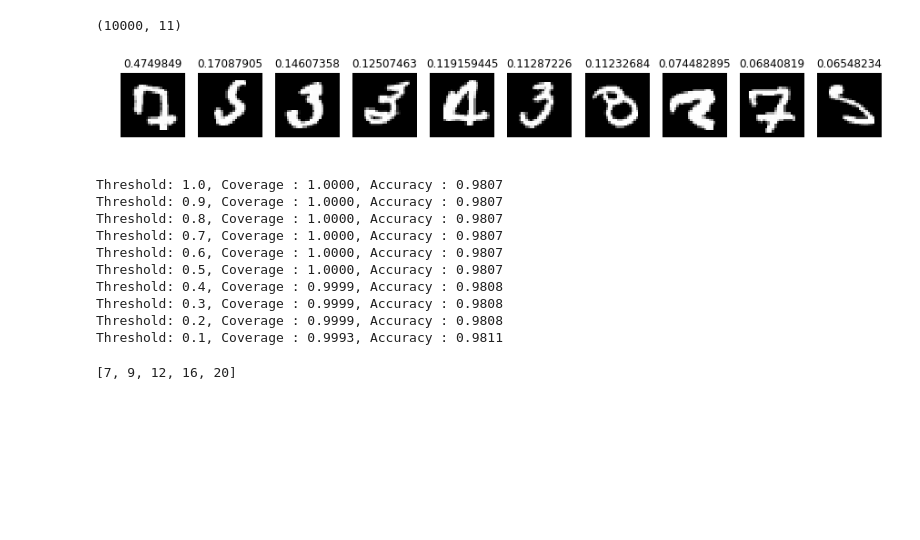
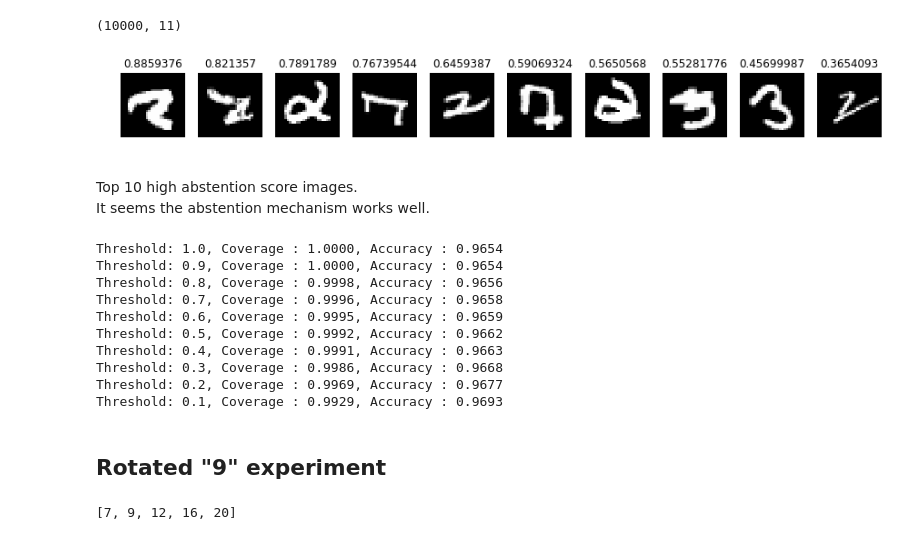
Before and after one commit to yoheikikuta/DeepGamblers-tensorflow, a Jupyter notebook: colab/Deepgamblers_tensorflow.ipynb, the cells around one changed output. Saved outputs shown, nothing was run; the diff lists cells and outputs as text; code cells hidden in the pictures; blank space fills up the shorter version.

Commit message:
[Update] Modify modeling and add comments

```diff
--- a/colab/Deepgamblers_tensorflow.ipynb
+++ b/colab/Deepgamblers_tensorflow.ipynb
@@ -78,16 +68,14 @@ plt.imshow(img.numpy().reshape((28, 28)), cmap="gray")
 # %%
-class fourLayerCNN(tf.keras.Model):
-    """Simple 4-layer CNN"""
+class CNN(tf.keras.Model):
+    """Simple 2 cov layers model"""
 
-    def __init__(self, o=5.6, output_dim=11, name='cnn', **kwargs) -> None:
-        super(fourLayerCNN, self).__init__(name=name, **kwargs)
+    def __init__(self, o=5.3, output_dim=11, name='cnn', **kwargs) -> None:
+        super(CNN, self).__init__(name=name, **kwargs)
         self.o = o
         self.output_dim = output_dim
         self.input_layer = layers.InputLayer(input_shape=(28, 28, 1))
         self.conv2d_1 = layers.Conv2D(filters=32, kernel_size=3, strides=(1, 1), activation='relu')
         self.conv2d_2 = layers.Conv2D(filters=32, kernel_size=3, strides=(1, 1), activation='relu')
-        self.conv2d_3 = layers.Conv2D(filters=32, kernel_size=3, strides=(1, 1), activation='relu')
-        self.conv2d_4 = layers.Conv2D(filters=32, kernel_size=3, strides=(1, 1), activation='relu')
         self.flatten = layers.Flatten()
         self.dense = layers.Dense(self.output_dim)
         self.prob = layers.Softmax()
@@ -96,8 +84,6 @@ class fourLayerCNN(tf.keras.Model):
         x = self.input_layer(inputs)
         x = self.conv2d_1(x)
         x = self.conv2d_2(x)
-        x = self.conv2d_3(x)
-        x = self.conv2d_4(x)
         x = self.flatten(x)
         x = self.dense(x)
         prob = self.prob(x)
@@ -143,10 +132,10 @@ test_dataset = tf.data.Dataset.zip((
 )).batch(BATCH_SIZE)
 # %%
 start = time.time()
-cnn = fourLayerCNN(5.9)
+cnn = CNN()
 optimizer = tf.keras.optimizers.Adam(learning_rate=1e-4)
 
-for epoch in range(2):
+for epoch in range(3):
     print(f"Start of epoch {epoch + 1}")
     test_loss = tf.keras.metrics.Mean()
     train(cnn, optimizer, test_loss, train_dataset, test_dataset)
@@ -187,20 +178,22 @@ abstention_scores = sorted(abstention_scores, reverse=True)
 # %%
 def draw_digit(data, title, row, col, n):
     plt.subplot(row, col, n)
-    plt.imshow(data)
-    plt.gray()
+    plt.imshow(data.reshape(28, 28), cmap="gray")
     plt.title(title)
     plt.axis("off")
 
 show_size = 10
 plt.figure(figsize=(15,20))
 total = 0
 for i, (score, idx) in enumerate(abstention_scores[:10]):
-    draw_digit(test_images[idx].reshape(28, 28), str(score), 1, show_size, total+1)
+    draw_digit(test_images[idx], str(score), 1, show_size, total+1)
     total += 1
 plt.show()
 # %% [output]
-[figure, old version]
+[figure, new version]
+# %% [markdown]
+Top 10 high abstention score images.
+It seems the abstention mechanism works well.
 # %%
 def acc_with_thld(thld):
     result = []
@@ -217,16 +210,18 @@ for thld in np.arange(1.0, 0.0, -0.1):
     coverage, acc = acc_with_thld(thld)
     print(f"Threshold: {thld:.1f}, Coverage : {coverage:.4f}, Accuracy : {acc:.4f}")
 # %% [output]
-Threshold: 1.0, Coverage : 1.0000, Accuracy : 0.9807
-Threshold: 0.9, Coverage : 1.0000, Accuracy : 0.9807
-Threshold: 0.8, Coverage : 1.0000, Accuracy : 0.9807
-Threshold: 0.7, Coverage : 1.0000, Accuracy : 0.9807
-Threshold: 0.6, Coverage : 1.0000, Accuracy : 0.9807
-Threshold: 0.5, Coverage : 1.0000, Accuracy : 0.9807
-Threshold: 0.4, Coverage : 0.9999, Accuracy : 0.9808
-Threshold: 0.3, Coverage : 0.9999, Accuracy : 0.9808
-Threshold: 0.2, Coverage : 0.9999, Accuracy : 0.9808
-Threshold: 0.1, Coverage : 0.9993, Accuracy : 0.9811
+Threshold: 1.0, Coverage : 1.0000, Accuracy : 0.9654
+Threshold: 0.9, Coverage : 1.0000, Accuracy : 0.9654
+Threshold: 0.8, Coverage : 0.9998, Accuracy : 0.9656
+Threshold: 0.7, Coverage : 0.9996, Accuracy : 0.9658
+Threshold: 0.6, Coverage : 0.9995, Accuracy : 0.9659
+Threshold: 0.5, Coverage : 0.9992, Accuracy : 0.9662
+Threshold: 0.4, Coverage : 0.9991, Accuracy : 0.9663
+Threshold: 0.3, Coverage : 0.9986, Accuracy : 0.9668
+Threshold: 0.2, Coverage : 0.9969, Accuracy : 0.9677
+Threshold: 0.1, Coverage : 0.9929, Accuracy : 0.9693
+# %% [markdown]
+## Rotated "9" experiment
 # %%
 from tensorflow.keras.preprocessing.image import apply_affine_transform
 # %%
```
Also changed, not shown: parts of 14 cells of this notebook.
